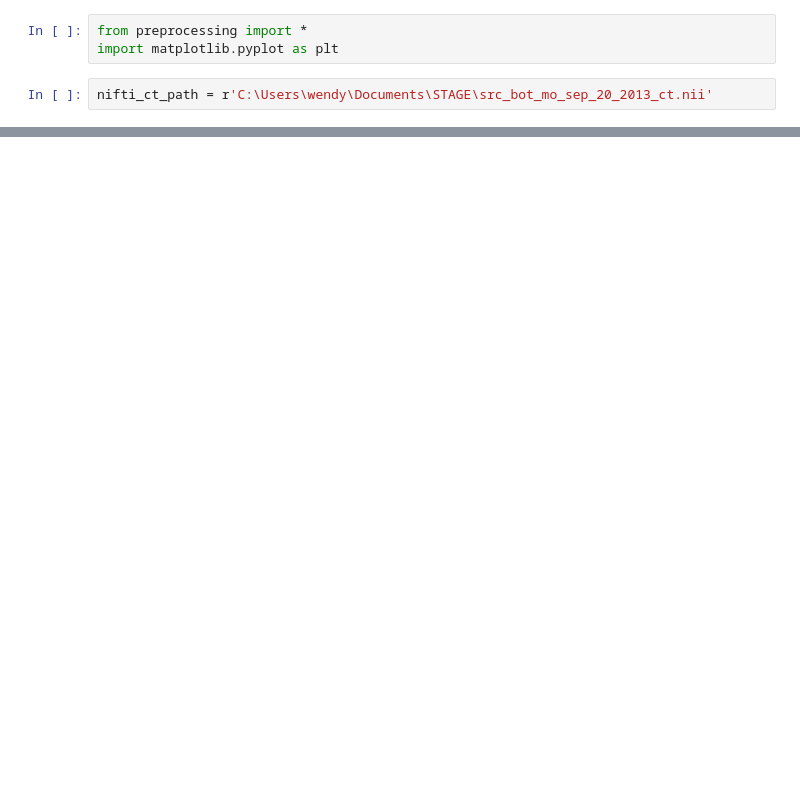
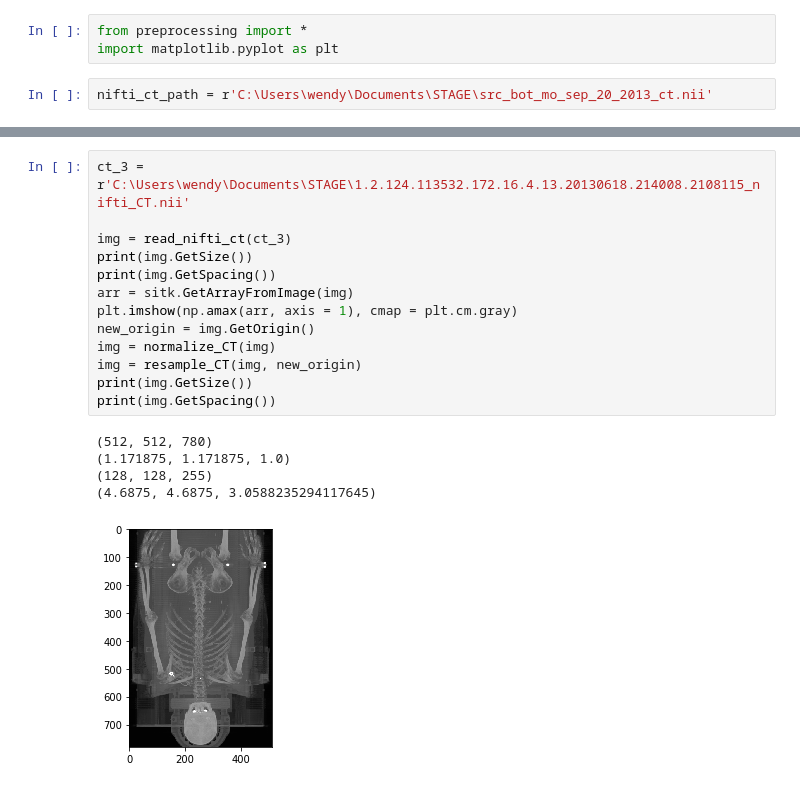
Before and after one commit to wendyrvllr/Dicom-To-CNN, a Jupyter notebook: library_dicom/dicom_processor/tools/script_preprocess_ct.ipynb, the cells around one changed output, grey strips where cells are left out. Saved outputs shown, nothing was run; the diff lists cells and outputs as text; blank space fills up the shorter version.

```diff
--- a/library_dicom/dicom_processor/tools/script_preprocess_ct.ipynb
+++ b/library_dicom/dicom_processor/tools/script_preprocess_ct.ipynb
@@ -58,0 +66,19 @@ plt.imshow(np.amax(array, axis = 1), cmap = color_CT, origin='lower')
+# %%
+ct_3 = r'C:\Users\wendy\Documents\STAGE\1.2.124.113532.172.16.4.13.20130618.214008.2108115_nifti_CT.nii'
+
+img = read_nifti_ct(ct_3)
+print(img.GetSize())
+print(img.GetSpacing())
+arr = sitk.GetArrayFromImage(img)
+plt.imshow(np.amax(arr, axis = 1), cmap = plt.cm.gray)
+new_origin = img.GetOrigin()
+img = normalize_CT(img)
+img = resample_CT(img, new_origin)
+print(img.GetSize())
+print(img.GetSpacing())
+# %% [output]
+(512, 512, 780)
+(1.171875, 1.171875, 1.0)
+(128, 128, 255)
+(4.6875, 4.6875, 3.0588235294117645)
+[figure, added]
```
Also changed, not shown: parts of 6 cells of this notebook, 2 other files.
